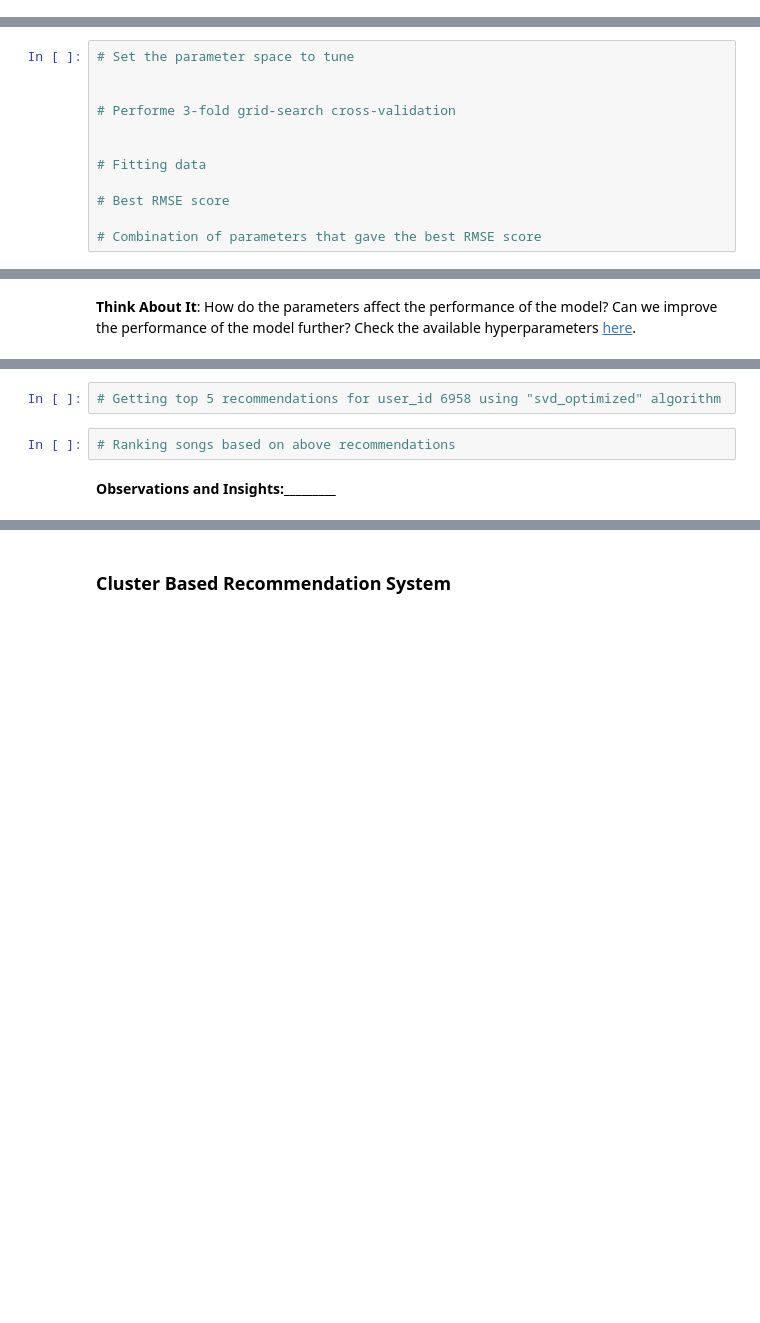
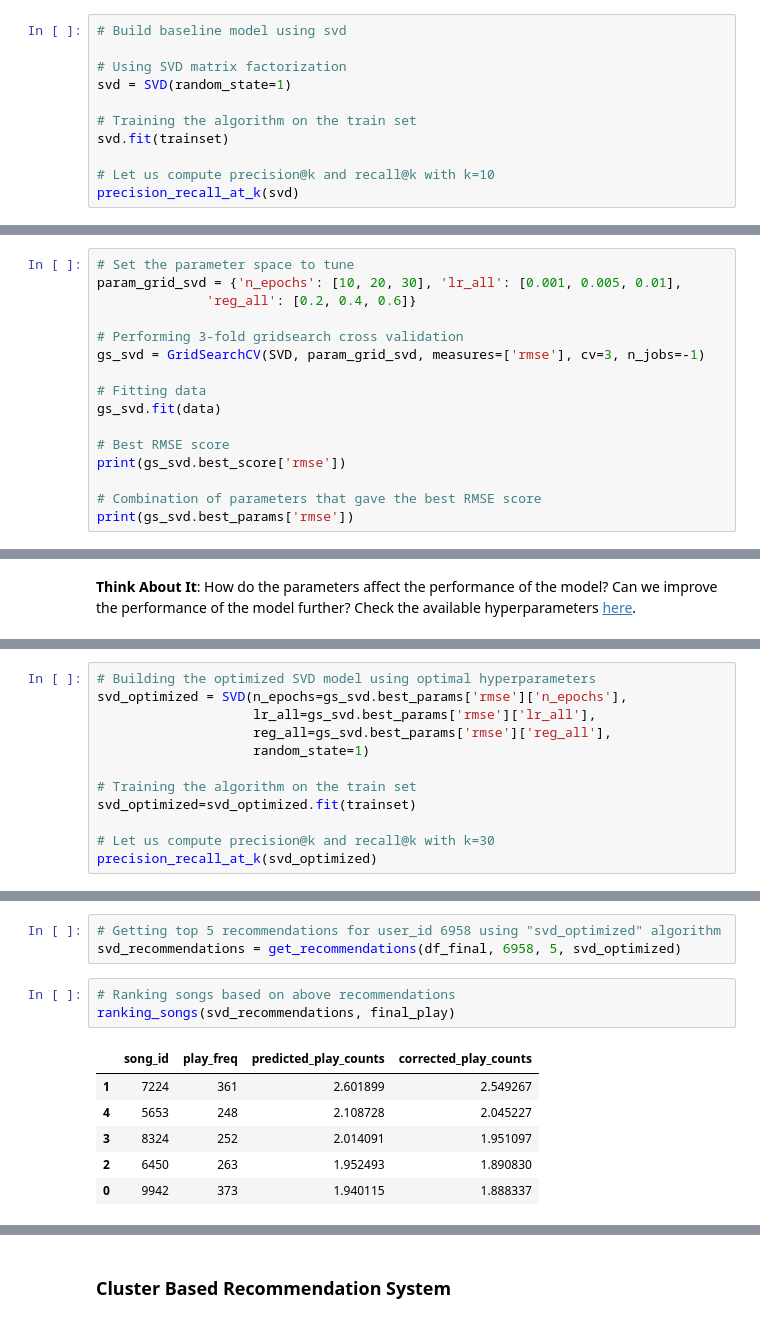
Before and after one commit to eyvonec/MIT_Professional_Education_Project, a Jupyter notebook: New_Music_Recommendation_System_Full_Code.ipynb, the cells around one changed output, grey strips where cells are left out. Saved outputs shown, nothing was run; the diff lists cells and outputs as text; blank space fills up the shorter version.

```diff
--- a/New_Music_Recommendation_System_Full_Code.ipynb
+++ b/New_Music_Recommendation_System_Full_Code.ipynb
@@ -1757,0 +1746,11 @@ Model-based Collaborative Filtering is a **personalized recommendation system**,
+# %%
+# Build baseline model using svd
+
+# Using SVD matrix factorization
+svd = SVD(random_state=1)
+
+# Training the algorithm on the train set
+svd.fit(trainset)
+
+# Let us compute precision@k and recall@k with k=10
+precision_recall_at_k(svd)
@@ -1763,13 +1776,17 @@ Model-based Collaborative Filtering is a **personalized recommendation system**,
 #### Improving matrix factorization based recommendation system by tuning its hyperparameters
 # %%
 # Set the parameter space to tune
+param_grid_svd = {'n_epochs': [10, 20, 30], 'lr_all': [0.001, 0.005, 0.01],
+              'reg_all': [0.2, 0.4, 0.6]}
 
-
-# Performe 3-fold grid-search cross-validation
-
+# Performing 3-fold gridsearch cross validation
+gs_svd = GridSearchCV(SVD, param_grid_svd, measures=['rmse'], cv=3, n_jobs=-1)
 
 # Fitting data
+gs_svd.fit(data)
 
 # Best RMSE score
+print(gs_svd.best_score['rmse'])
 
 # Combination of parameters that gave the best RMSE score
+print(gs_svd.best_params['rmse'])
@@ -1781,0 +1798,12 @@ Model-based Collaborative Filtering is a **personalized recommendation system**,
+# %%
+# Building the optimized SVD model using optimal hyperparameters
+svd_optimized = SVD(n_epochs=gs_svd.best_params['rmse']['n_epochs'],
+                    lr_all=gs_svd.best_params['rmse']['lr_all'],
+                    reg_all=gs_svd.best_params['rmse']['reg_all'],
+                    random_state=1)
+
+# Training the algorithm on the train set
+svd_optimized=svd_optimized.fit(trainset)
+
+# Let us compute precision@k and recall@k with k=30
+precision_recall_at_k(svd_optimized)
@@ -1788,6 +1884,13 @@ Model-based Collaborative Filtering is a **personalized recommendation system**,
 # %%
 # Getting top 5 recommendations for user_id 6958 using "svd_optimized" algorithm
+svd_recommendations = get_recommendations(df_final, 6958, 5, svd_optimized)
 # %%
 # Ranking songs based on above recommendations
+ranking_songs(svd_recommendations, final_play)
+# %% [output]
+|  | song_id | play_freq | predicted_play_counts | corrected_play_counts |
+| 1 | 7224 | 361 | 2.601899 | 2.549267 |
+| 4 | 5653 | 248 | 2.108728 | 2.045227 |
+| 3 | 8324 | 252 | 2.014091 | 1.951097 |
+| 2 | 6450 | 263 | 1.952493 | 1.890830 |
+| 0 | 9942 | 373 | 1.940115 | 1.888337 |
-# %% [markdown]
-**Observations and Insights:_________**
```
Also changed, not shown: parts of 21 cells of this notebook.
